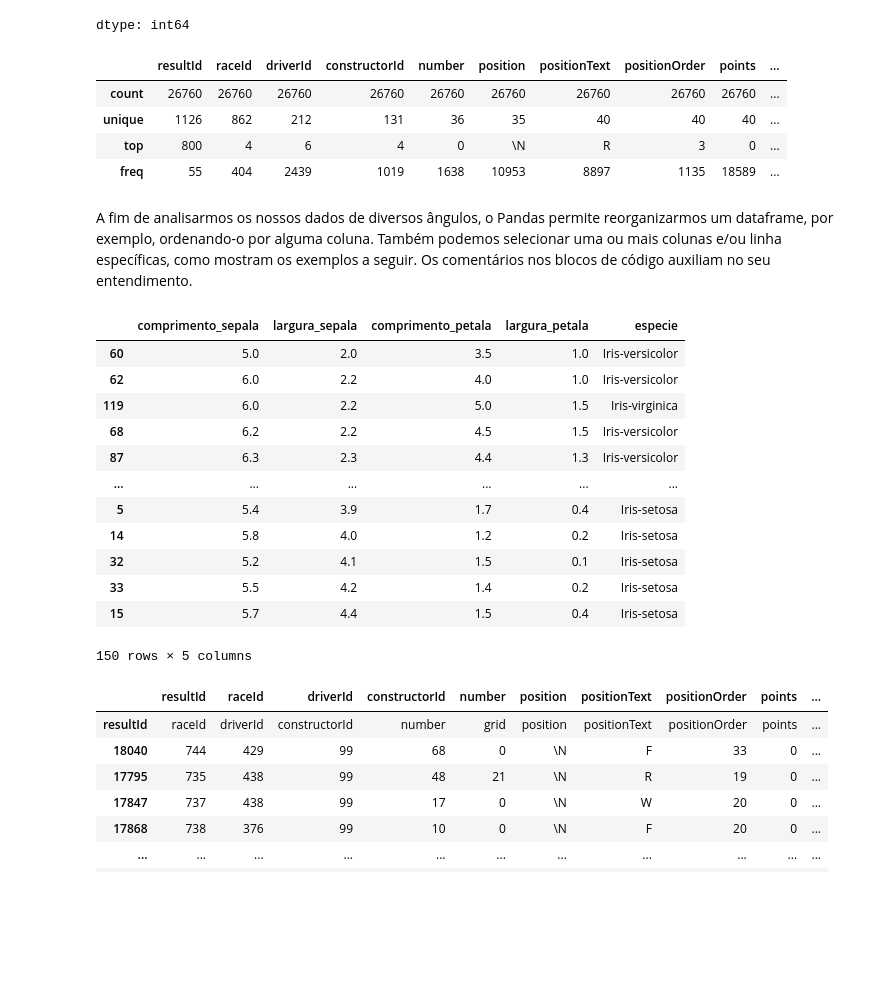
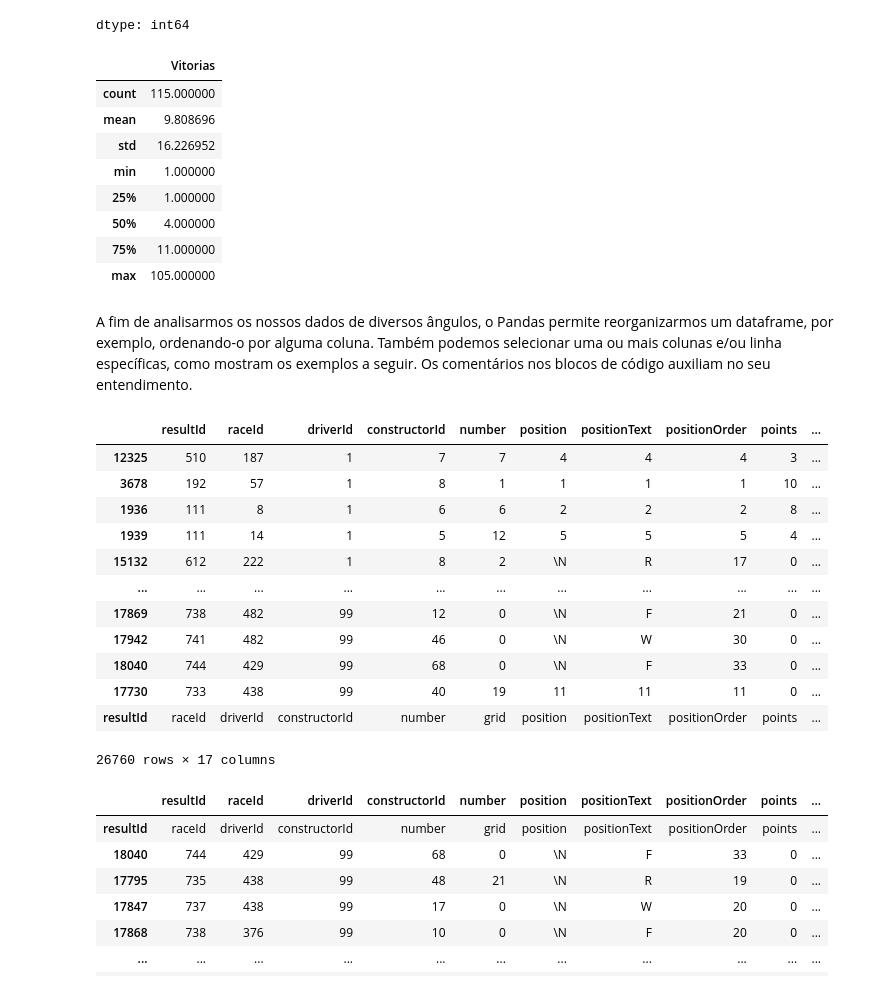
Before and after one commit to emersonvasconcelos/f1, a Jupyter notebook: MVP_F1_Warm_Up.ipynb, the cells around one changed output. Drawn from its saved outputs; the diff is of its cells as text; code cells hidden in the pictures; blank space fills up the shorter version.

```diff
--- a/MVP_F1_Warm_Up.ipynb
+++ b/MVP_F1_Warm_Up.ipynb
@@ -121,10 +899,15 @@ mvp_f1.count()
 dtype: int64
 # %%
 # exibindo um sumário estatístico
-mvp_f1.describe()
+mvp_f1.describe();
+mvp_f1_estatistica.describe()
 # %% [output]
-|  | resultId | raceId | driverId | constructorId | number | position | positionText | positionOrder | points | ... |
-| count | 26760 | 26760 | 26760 | 26760 | 26760 | 26760 | 26760 | 26760 | 26760 | ... |
-| unique | 1126 | 862 | 212 | 131 | 36 | 35 | 40 | 40 | 40 | ... |
-| top | 800 | 4 | 6 | 4 | 0 | \N | R | 3 | 0 | ... |
-| freq | 55 | 404 | 2439 | 1019 | 1638 | 10953 | 8897 | 1135 | 18589 | ... |
+|  | Vitorias |
+| count | 115.000000 |
+| mean | 9.808696 |
+| std | 16.226952 |
+| min | 1.000000 |
+| 25% | 1.000000 |
+| 50% | 4.000000 |
+| 75% | 11.000000 |
+| max | 105.000000 |
@@ -132,24 +925,24 @@ mvp_f1.describe()
 A fim de analisarmos os nossos dados de diversos ângulos, o Pandas permite reorganizarmos um dataframe, por exemplo, ordenando-o por alguma coluna. Também podemos selecionar uma ou mais colunas e/ou linha específicas, como mostram os exemplos a seguir. Os comentários nos blocos de código auxiliam no seu entendimento.
 # %%
 # ordenando o dataframe por uma coluna
-mvp-f1.sort_values(by='driverId')
+mvp_f1.sort_values(by='driverId')
 
 # obs: este comando retorna apenas o resultado da query. Se quisermos alterar a ordenação do dataframe em si,
 # teríamos que fazer: iris = iris.sort_values(by='driverId')
 # %% [output]
-|  | comprimento_sepala | largura_sepala | comprimento_petala | largura_petala | especie |
-| 60 | 5.0 | 2.0 | 3.5 | 1.0 | Iris-versicolor |
-| 62 | 6.0 | 2.2 | 4.0 | 1.0 | Iris-versicolor |
-| 119 | 6.0 | 2.2 | 5.0 | 1.5 | Iris-virginica |
-| 68 | 6.2 | 2.2 | 4.5 | 1.5 | Iris-versicolor |
-| 87 | 6.3 | 2.3 | 4.4 | 1.3 | Iris-versicolor |
-| ... | ... | ... | ... | ... | ... |
-| 5 | 5.4 | 3.9 | 1.7 | 0.4 | Iris-setosa |
-| 14 | 5.8 | 4.0 | 1.2 | 0.2 | Iris-setosa |
-| 32 | 5.2 | 4.1 | 1.5 | 0.1 | Iris-setosa |
-| 33 | 5.5 | 4.2 | 1.4 | 0.2 | Iris-setosa |
-| 15 | 5.7 | 4.4 | 1.5 | 0.4 | Iris-setosa |
+|  | resultId | raceId | driverId | constructorId | number | position | positionText | positionOrder | points | ... |
+| 12325 | 510 | 187 | 1 | 7 | 7 | 4 | 4 | 4 | 3 | ... |
+| 3678 | 192 | 57 | 1 | 8 | 1 | 1 | 1 | 1 | 10 | ... |
+| 1936 | 111 | 8 | 1 | 6 | 6 | 2 | 2 | 2 | 8 | ... |
+| 1939 | 111 | 14 | 1 | 5 | 12 | 5 | 5 | 5 | 4 | ... |
+| 15132 | 612 | 222 | 1 | 8 | 2 | \N | R | 17 | 0 | ... |
+| ... | ... | ... | ... | ... | ... | ... | ... | ... | ... | ... |
+| 17869 | 738 | 482 | 99 | 12 | 0 | \N | F | 21 | 0 | ... |
+| 17942 | 741 | 482 | 99 | 46 | 0 | \N | W | 30 | 0 | ... |
+| 18040 | 744 | 429 | 99 | 68 | 0 | \N | F | 33 | 0 | ... |
+| 17730 | 733 | 438 | 99 | 40 | 19 | 11 | 11 | 11 | 0 | ... |
+| resultId | raceId | driverId | constructorId | number | grid | position | positionText | positionOrder | points | ... |
-150 rows × 5 columns
+26760 rows × 17 columns
 # %%
 # ordenando por uma coluna de ordem descendente
 mvp_f1.sort_values(by='driverId', ascending=False)
```
Also changed, not shown: parts of 37 cells of this notebook.
